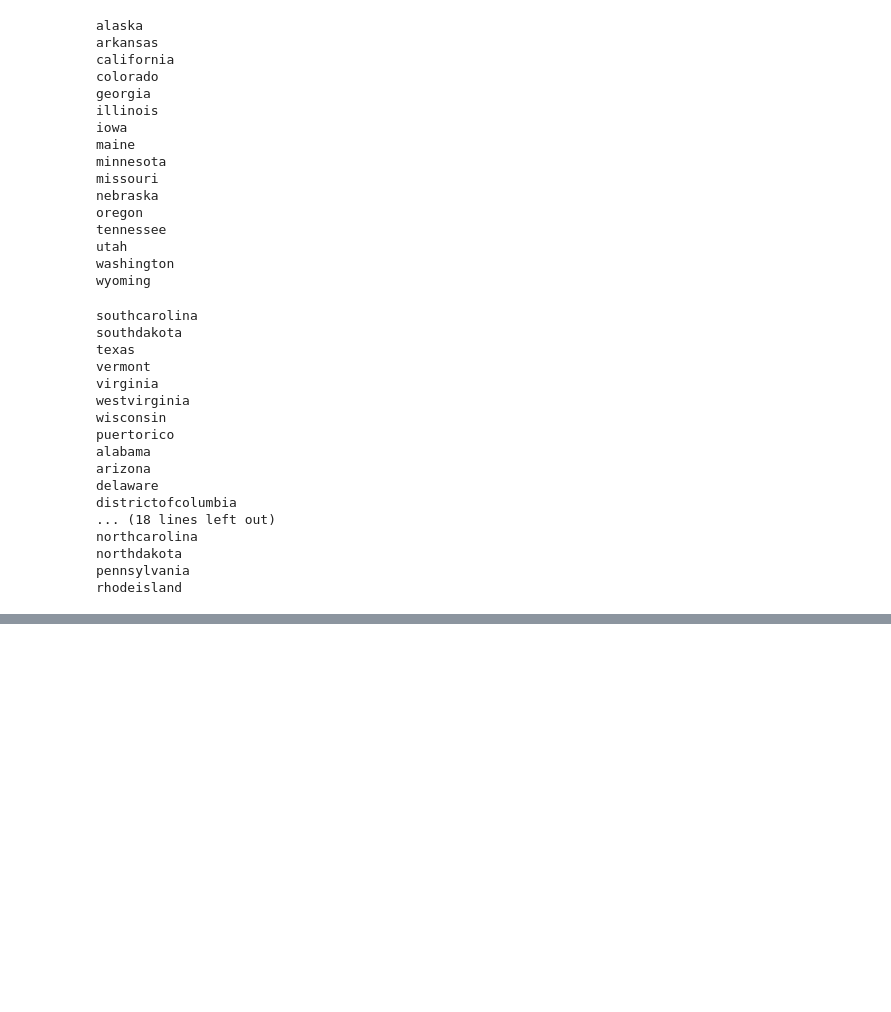
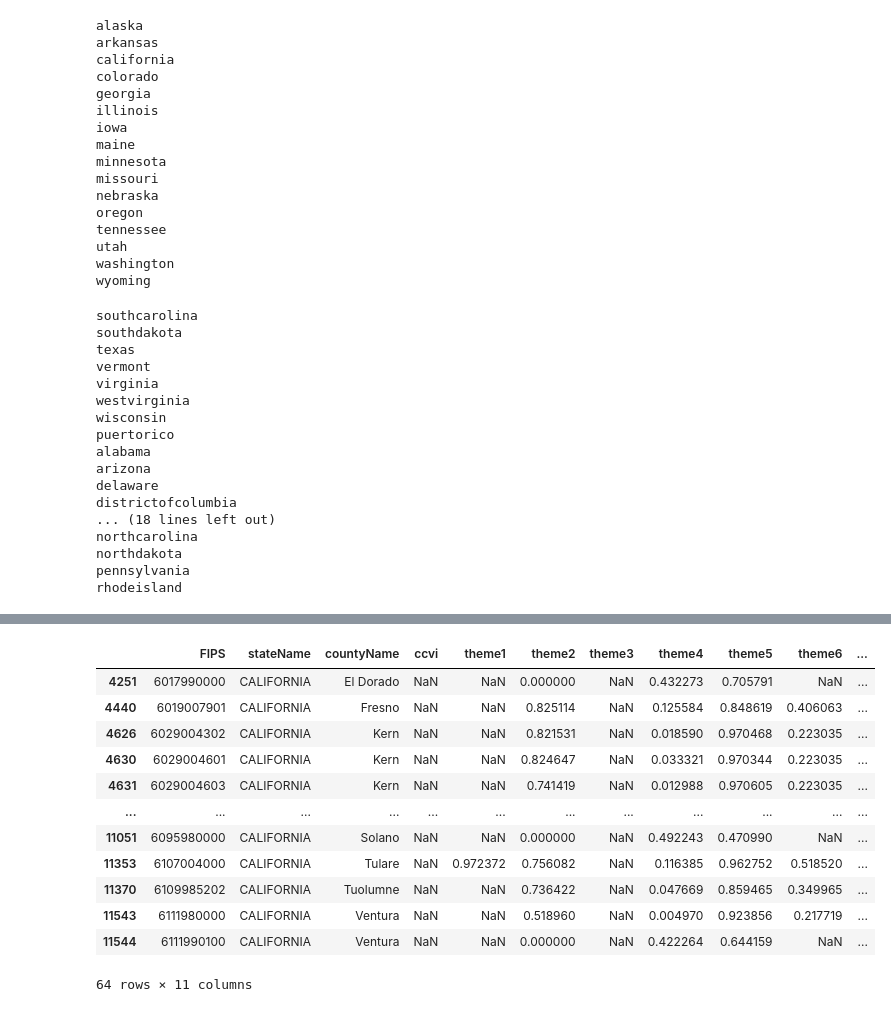
Before and after one commit to IIVIIIII/2020_Weathering, a Jupyter notebook: notebook/data_processing_2.ipynb, the cells around one changed output, grey strips where cells are left out. Cells and saved outputs as stored; diff of their text form; code cells hidden in the pictures; blank space fills up the shorter version.

```diff
--- a/notebook/data_processing_2.ipynb
+++ b/notebook/data_processing_2.ipynb
@@ -321,3 +341,25 @@ stateData
 # %%
 with open("../resources/stateData.json", "w") as outfile:
     json.dump(stateData, outfile)
+# %%
+# for nah in nah_fam:
+#     if nah.lower() in stateData:
+#         print(nah)
+# #     print(nah.lower())
+
+
+nahs.loc[nahs['stateName'] == 'CALIFORNIA']
+# %% [output]
+|  | FIPS | stateName | countyName | ccvi | theme1 | theme2 | theme3 | theme4 | theme5 | theme6 | ... |
+| 4251 | 6017990000 | CALIFORNIA | El Dorado | NaN | NaN | 0.000000 | NaN | 0.432273 | 0.705791 | NaN | ... |
+| 4440 | 6019007901 | CALIFORNIA | Fresno | NaN | NaN | 0.825114 | NaN | 0.125584 | 0.848619 | 0.406063 | ... |
+| 4626 | 6029004302 | CALIFORNIA | Kern | NaN | NaN | 0.821531 | NaN | 0.018590 | 0.970468 | 0.223035 | ... |
+| 4630 | 6029004601 | CALIFORNIA | Kern | NaN | NaN | 0.824647 | NaN | 0.033321 | 0.970344 | 0.223035 | ... |
+| 4631 | 6029004603 | CALIFORNIA | Kern | NaN | NaN | 0.741419 | NaN | 0.012988 | 0.970605 | 0.223035 | ... |
+| ... | ... | ... | ... | ... | ... | ... | ... | ... | ... | ... | ... |
+| 11051 | 6095980000 | CALIFORNIA | Solano | NaN | NaN | 0.000000 | NaN | 0.492243 | 0.470990 | NaN | ... |
+| 11353 | 6107004000 | CALIFORNIA | Tulare | NaN | 0.972372 | 0.756082 | NaN | 0.116385 | 0.962752 | 0.518520 | ... |
+| 11370 | 6109985202 | CALIFORNIA | Tuolumne | NaN | NaN | 0.736422 | NaN | 0.047669 | 0.859465 | 0.349965 | ... |
+| 11543 | 6111980000 | CALIFORNIA | Ventura | NaN | NaN | 0.518960 | NaN | 0.004970 | 0.923856 | 0.217719 | ... |
+| 11544 | 6111990100 | CALIFORNIA | Ventura | NaN | NaN | 0.000000 | NaN | 0.422264 | 0.644159 | NaN | ... |
+64 rows × 11 columns
```
Also changed, not shown: parts of 2 cells of this notebook, 12 other files.
